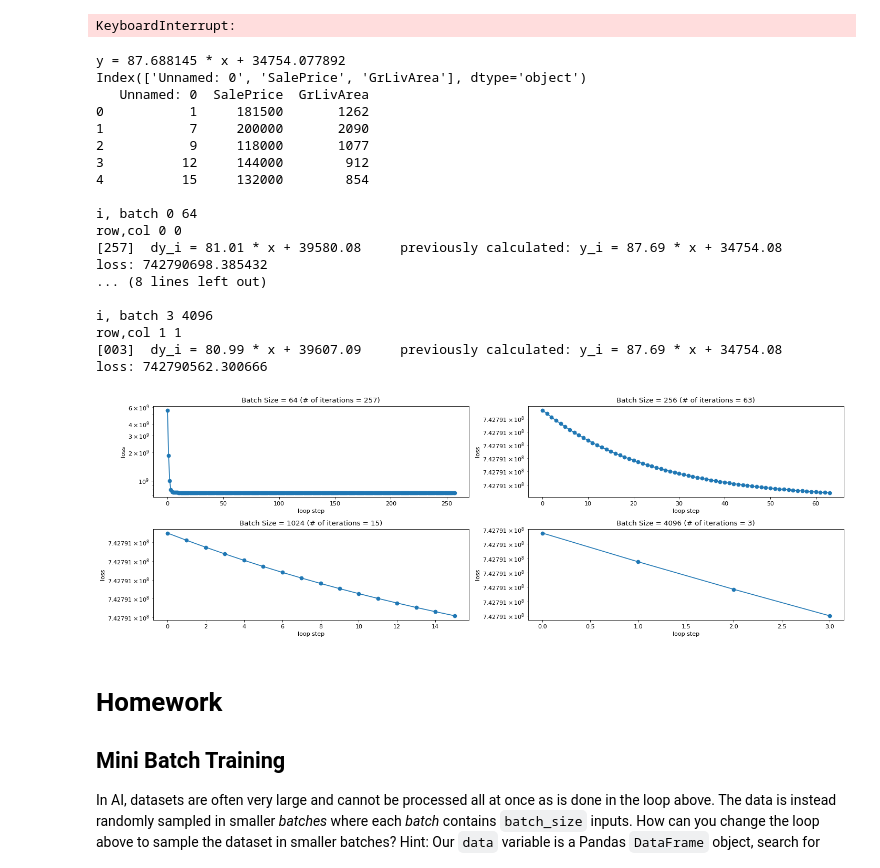
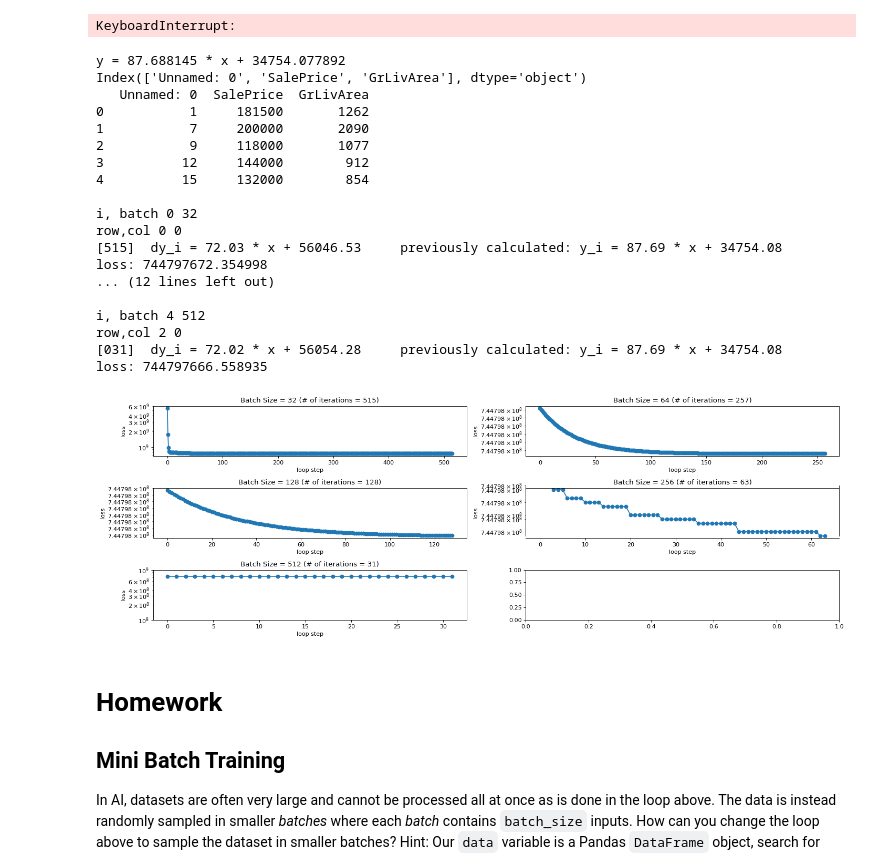
Before and after one commit to robmariv/ai-science-training-series, a Jupyter notebook: 01_intro_AI_on_Supercomputer/01_linear_regression_sgd.ipynb, the cells around one changed output. Saved outputs shown, nothing was run; the diff lists cells and outputs as text; code cells hidden in the pictures.

```diff
--- a/01_intro_AI_on_Supercomputer/01_linear_regression_sgd.ipynb
+++ b/01_intro_AI_on_Supercomputer/01_linear_regression_sgd.ipynb
@@ -375,6 +375,9 @@ import numpy as np
 import matplotlib.pyplot as plt
 import IPython.display as ipydis
 import time
+
+! [ -e ./slimmed_realestate_data.csv ] || wget https://raw.githubusercontent.com/argonne-lcf/ai-science-training-series/main/01_intro_AI_on_Supercomputer/slimmed_realestate_data.csv
+data = pd.read_csv('slimmed_realestate_data.csv')
 
 n = len(data)
 x = data['GrLivArea'].to_numpy()
@@ -433,8 +436,9 @@ data_y = data_batch['SalePrice'].to_numpy()
 # we run our loop N times
   # loop_N = 30  ## ORIGINAL
 
-batches = [64, 256, 1024, 4096]
-fig,ax  = plt.subplots(2,2,figsize=(18,6),dpi=80)
+fig,ax  = plt.subplots(3,2,figsize=(18,6),dpi=80)
+#batches = [64, 256, 1024, 4096]  # old
+batches = [32, 64, 128, 256, 512]
 for i, batch in enumerate(batches):
   print('\ni, batch', i, batch)
   row = i // 2
@@ -462,40 +466,40 @@ for i, batch in enumerate(batches):
     line_y = line_x * m_calc + b_calc
 
   print('[%03d]  dy_i = %.2f * x + %.2f     previously calculated: y_i = %.2f * x + %.2f    loss: %f' % (j,m,b,m_calc,b_calc,loss_value))
 
   loss_x = np.arange(0,len(loss_history))
   loss_y = np.asarray(loss_history)
   ax[row, col].set_title('Batch Size = {0:d} (# of iterations = {1:d})'.format(batch, j))
   ax[row, col].plot(loss_x,loss_y, 'o-')
   ax[row, col].set_yscale('log')
   ax[row, col].set_xlabel('loop step')
   ax[row, col].set_ylabel('loss')
   # plt.show()
   # gives us time to see the plot
   time.sleep(2.5)
   # clears the plot when the next plot is ready to show.
   # ipydis.clear_output(wait=True)
 plt.tight_layout()
 plt.show()
 # %% [output]
 y = 87.688145 * x + 34754.077892
 Index(['Unnamed: 0', 'SalePrice', 'GrLivArea'], dtype='object')
    Unnamed: 0  SalePrice  GrLivArea
 0           1     181500       1262
 1           7     200000       2090
 2           9     118000       1077
 3          12     144000        912
 4          15     132000        854
 
-i, batch 0 64
+i, batch 0 32
 row,col 0 0
-[257]  dy_i = 81.01 * x + 39580.08     previously calculated: y_i = 87.69 * x + 34754.08    loss: 742790698.385432
-... (8 lines left out)
+[515]  dy_i = 72.03 * x + 56046.53     previously calculated: y_i = 87.69 * x + 34754.08    loss: 744797672.354998
+... (12 lines left out)
 
-i, batch 3 4096
-row,col 1 1
-[003]  dy_i = 80.99 * x + 39607.09     previously calculated: y_i = 87.69 * x + 34754.08    loss: 742790562.300666
+i, batch 4 512
+row,col 2 0
+[031]  dy_i = 72.02 * x + 56054.28     previously calculated: y_i = 87.69 * x + 34754.08    loss: 744797666.558935
-[figure, old version]
+[figure, new version]
 # %% [markdown]
 # Homework
 ## Mini Batch Training
```
